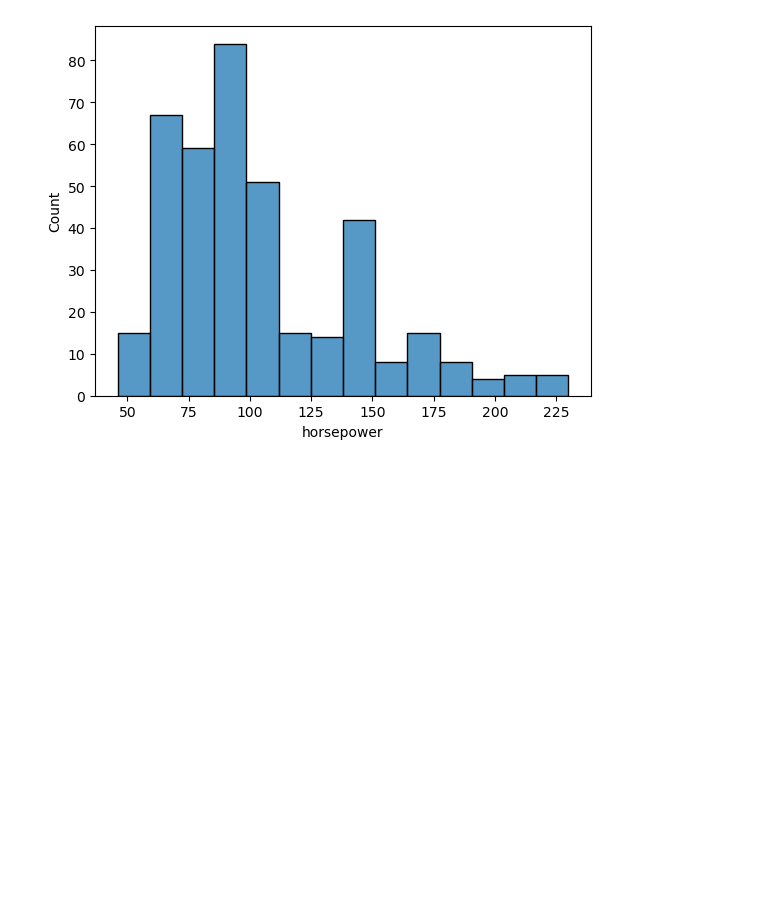
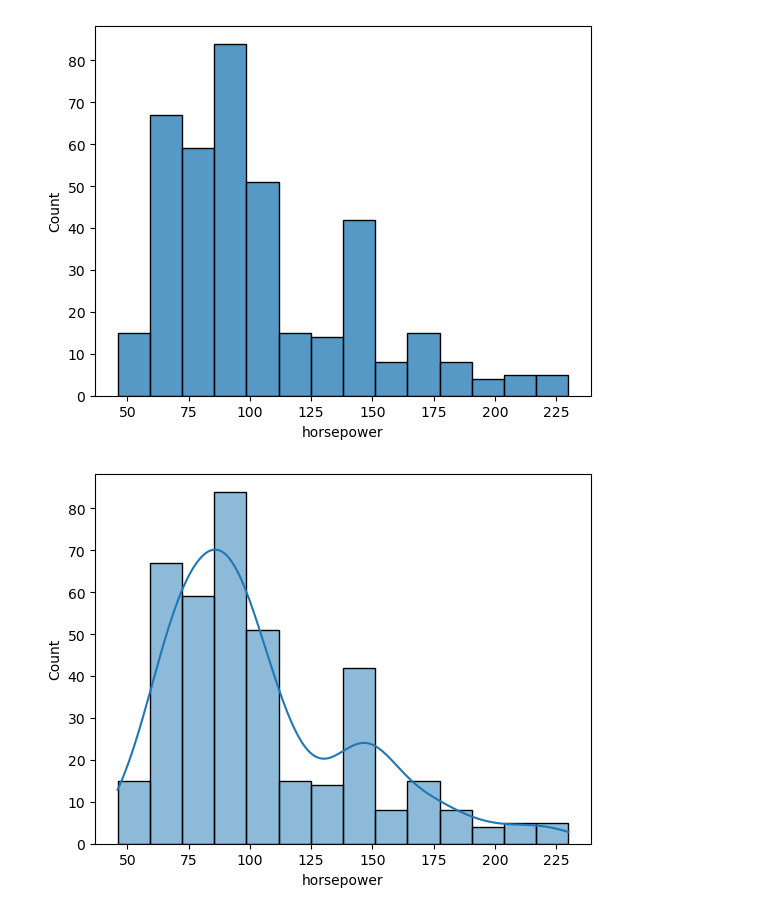
Before and after one commit to RichardAlcabes22/codeup_review, a Jupyter notebook: 3-data_science_libraries/06_Seaborn.ipynb, the cells around one changed output. Cells and saved outputs as stored; diff of their text form; code cells hidden in the pictures; blank space fills up the shorter version.

```diff
--- a/3-data_science_libraries/06_Seaborn.ipynb
+++ b/3-data_science_libraries/06_Seaborn.ipynb
@@ -117,3 +117,8 @@ sns.histplot(mpg.horsepower)
 plt.show()
 # %% [output]
 [figure]
+# %%
+sns.histplot(mpg.horsepower, kde=True)
+plt.show()
+# %% [output]
+[figure, added]
```
Also changed, not shown: parts of 2 cells of this notebook.
